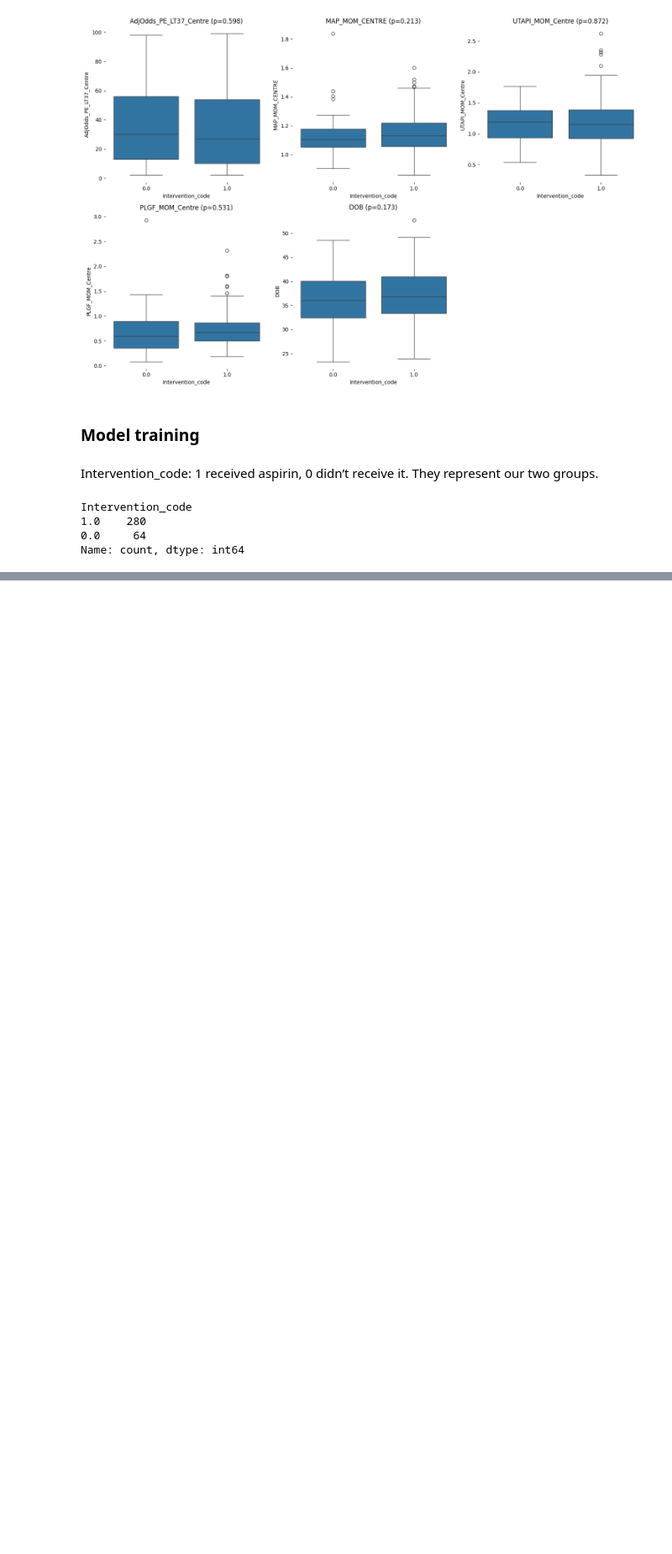
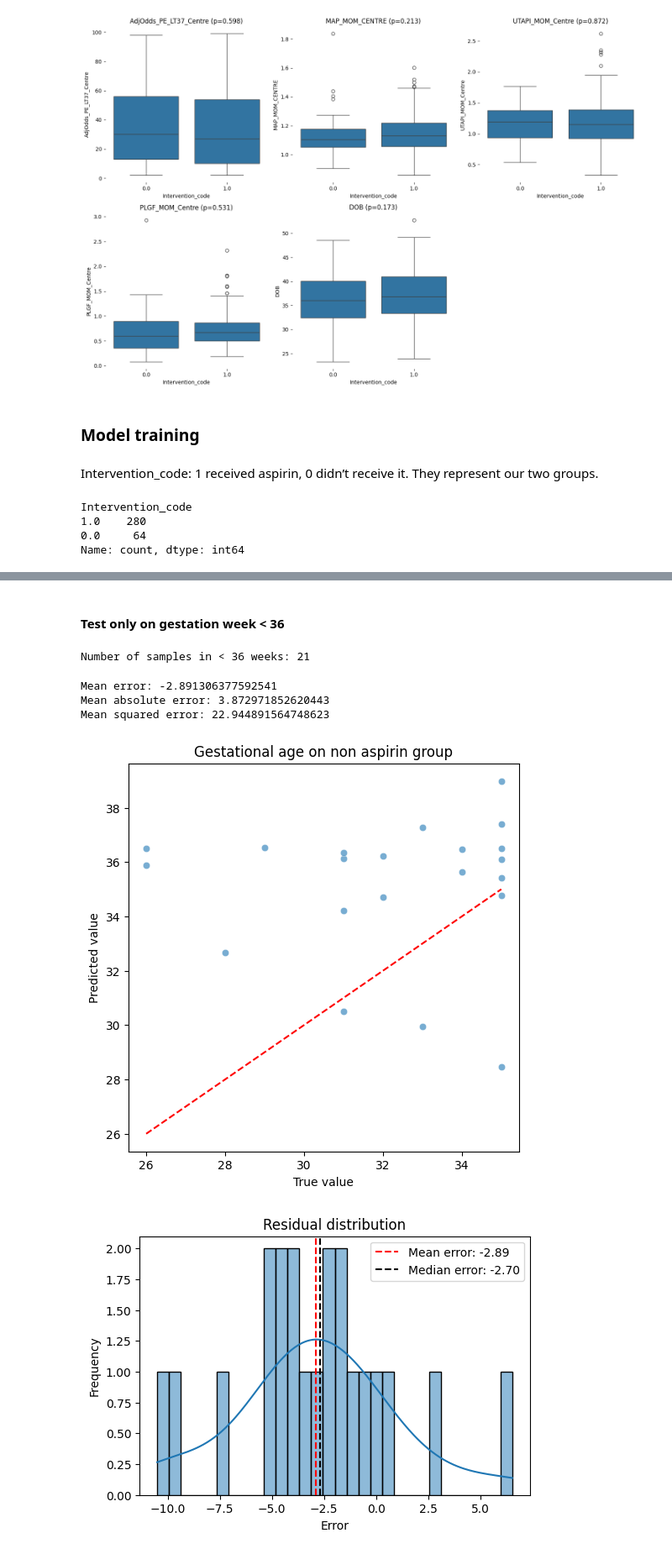
Before and after one commit to longna88/ga-shift-prediction, a Jupyter notebook: Shift_prediction.ipynb, the cells around one changed output, grey strips where cells are left out. Shown: that part at 84% size. Drawn from its saved outputs; the diff is of its cells as text; code cells hidden in the pictures; blank space fills up the shorter version.

```diff
--- a/Shift_prediction.ipynb
+++ b/Shift_prediction.ipynb
@@ -344,0 +371,49 @@ plt.show()
+# %% [markdown]
+#### Test only on gestation week < 36
+# %%
+non_asa_test = non_asa[non_asa['Gaweek'] < 36]
+print(f'Number of samples in < 36 weeks: {non_asa_test.shape[0]}')
+# %% [output]
+Number of samples in < 36 weeks: 21
+# %%
+pipe.set_params(**best_params)
+pipe.fit(X, y)
+
+X_non_asa = non_asa_test.drop(['Gaweek'], axis=1)
+y_non_asa = non_asa_test['Gaweek']
+
+y_pred_non_asa = pipe.predict(X_non_asa)
+errors = y_non_asa - y_pred_non_asa
+
+print(f'Mean error: {mean_error(y_non_asa, y_pred_non_asa)}')
+print(f'Mean absolute error: {mean_absolute_error(y_non_asa, y_pred_non_asa)}')
+print(f'Mean squared error: {mean_squared_error(y_non_asa, y_pred_non_asa)}')
+# %% [output]
+Mean error: -2.891306377592541
+Mean absolute error: 3.872971852620443
+Mean squared error: 22.944891564748623
+# %%
+plt.figure(figsize=(6, 6))
+sns.scatterplot(x=y_non_asa, y=y_pred_non_asa, alpha=0.6)
+plt.plot([min(y_non_asa), max(y_non_asa)], [min(y_non_asa), max(y_non_asa)], color='red', linestyle='--')
+plt.xlabel("True value")
+plt.ylabel("Predicted value")
+plt.title("Gestational age on non aspirin group")
+plt.show()
+
+
+# expectation: red line shifted from 0
+mean_error_value = np.mean(errors)
+median_error = np.median(errors)
+plt.figure(figsize=(6, 4))
+sns.histplot(errors, bins=30, kde=True)
+plt.axvline(mean_error_value, color='red', linestyle='--', label=f"Mean error: {mean_error_value:.2f}")
+plt.axvline(median_error, color='black', linestyle='--', label=f"Median error: {median_error:.2f}")
+plt.xlabel("Error")
+plt.ylabel("Frequency")
+plt.title("Residual distribution")
+plt.legend()
+plt.show()
+# %% [output]
+[figure, added]
+[figure, added]
```
Also changed, not shown: parts of 23 cells of this notebook.
